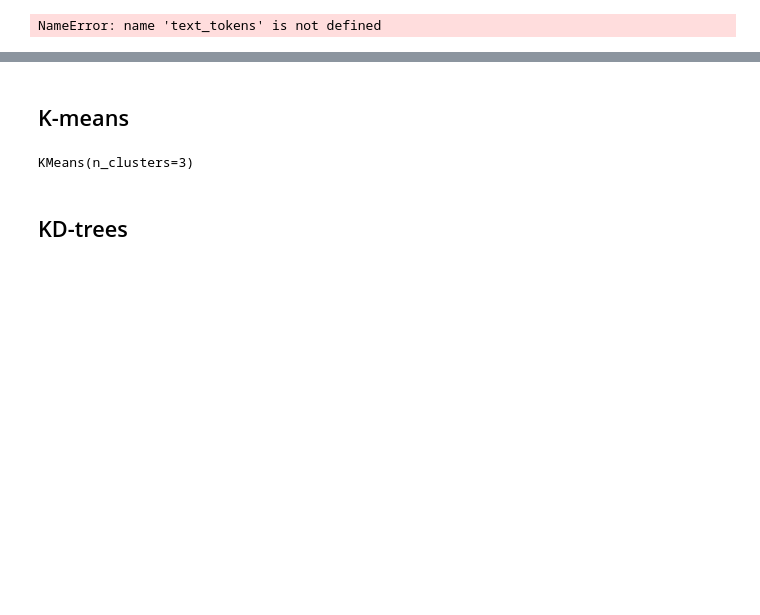
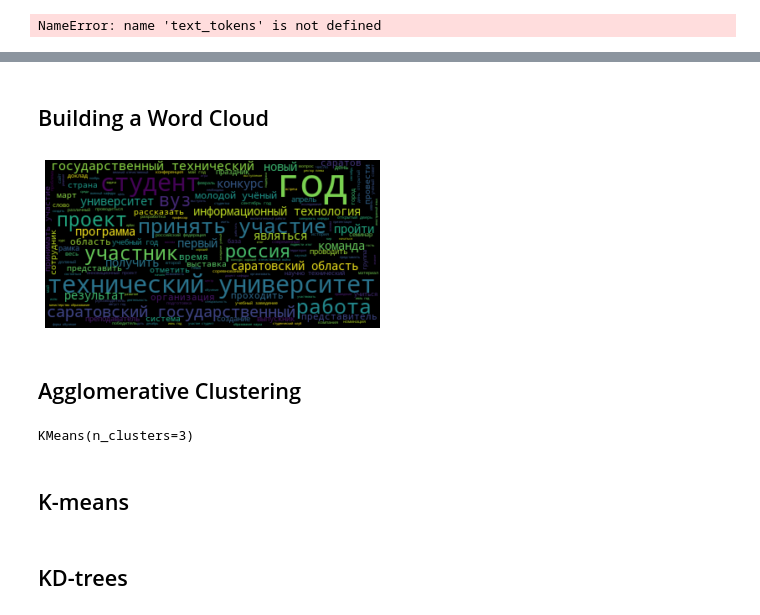
Before and after one commit to SirKarib/Fine-grained-Clustering, a Jupyter notebook: Fine_grained_clustering.ipynb, the cells around one changed output, grey strips where cells are left out. Drawn from its saved outputs; the diff is of its cells as text; code cells hidden in the pictures; blank space fills up the shorter version.

Commit message:
build word cloud, refactor

```diff
--- a/Fine_grained_clustering.ipynb
+++ b/Fine_grained_clustering.ipynb
@@ -85,0 +104,3 @@ NameError: name 'text_tokens' is not defined
+# %%
+text = df['Dict_token_freq'].values.tolist()
+type(text)
@@ -85,0 +129,19 @@ NameError: name 'text_tokens' is not defined
+# %% [markdown]
+## Building a Word Cloud
+# %%
+from wordcloud import WordCloud
+import matplotlib.pyplot as plt
+%matplotlib inline
+plt.rc('font', family='Verdana')
+# %%
+text_raw = " ".join(text)
+# %%
+wordcloud = WordCloud().generate(text_raw)
+# %%
+plt.imshow(wordcloud, interpolation='bilinear')
+plt.axis("off")
+plt.show()
+# %% [output]
+[figure, added]
+# %% [markdown]
+## Agglomerative Clustering
@@ -86,17 +151,19 @@ NameError: name 'text_tokens' is not defined
+# %%
+from sklearn.cluster import AgglomerativeClustering
+
+
+agg = AgglomerativeClustering(n_clusters=6)
+assignment = agg.fit_predict(X)
+# %% [output]
+KMeans(n_clusters=3)
 # %% [markdown]
 ## K-means
 # %%
-from sklearn.datasets import make_blobs
 from sklearn.cluster import KMeans
-
-# генерируем синтетические двумерные данные
-X, y = make_blobs(random_state=1)
 
 # строим модель кластеризации
 kmeans = KMeans(n_clusters=3)
 kmeans.fit(X)
-# %% [output]
-KMeans(n_clusters=3)
 # %% [markdown]
 ## KD-trees
 # %% [markdown]
```
Also changed, not shown: parts of 20 cells of this notebook, 1 other file.
